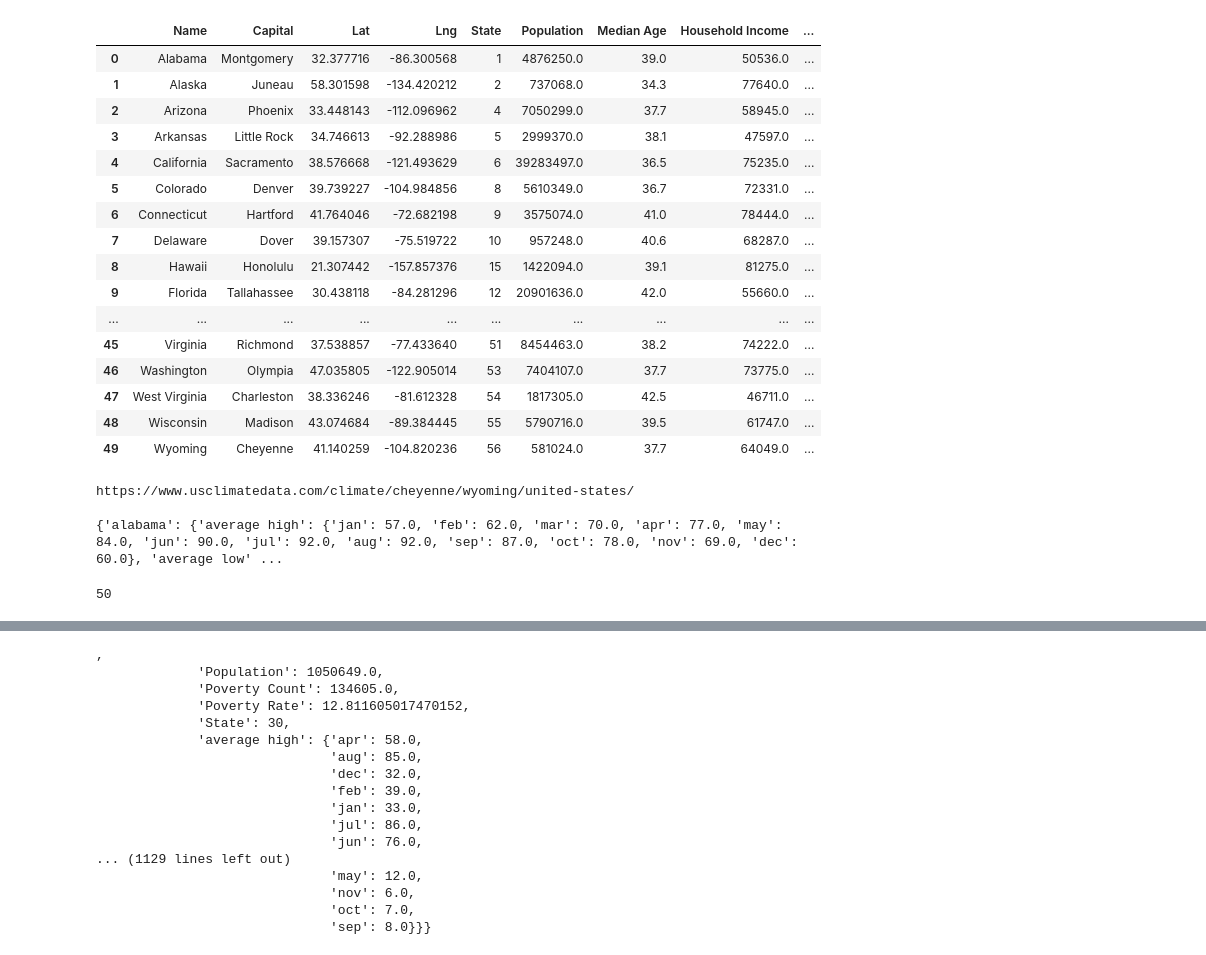
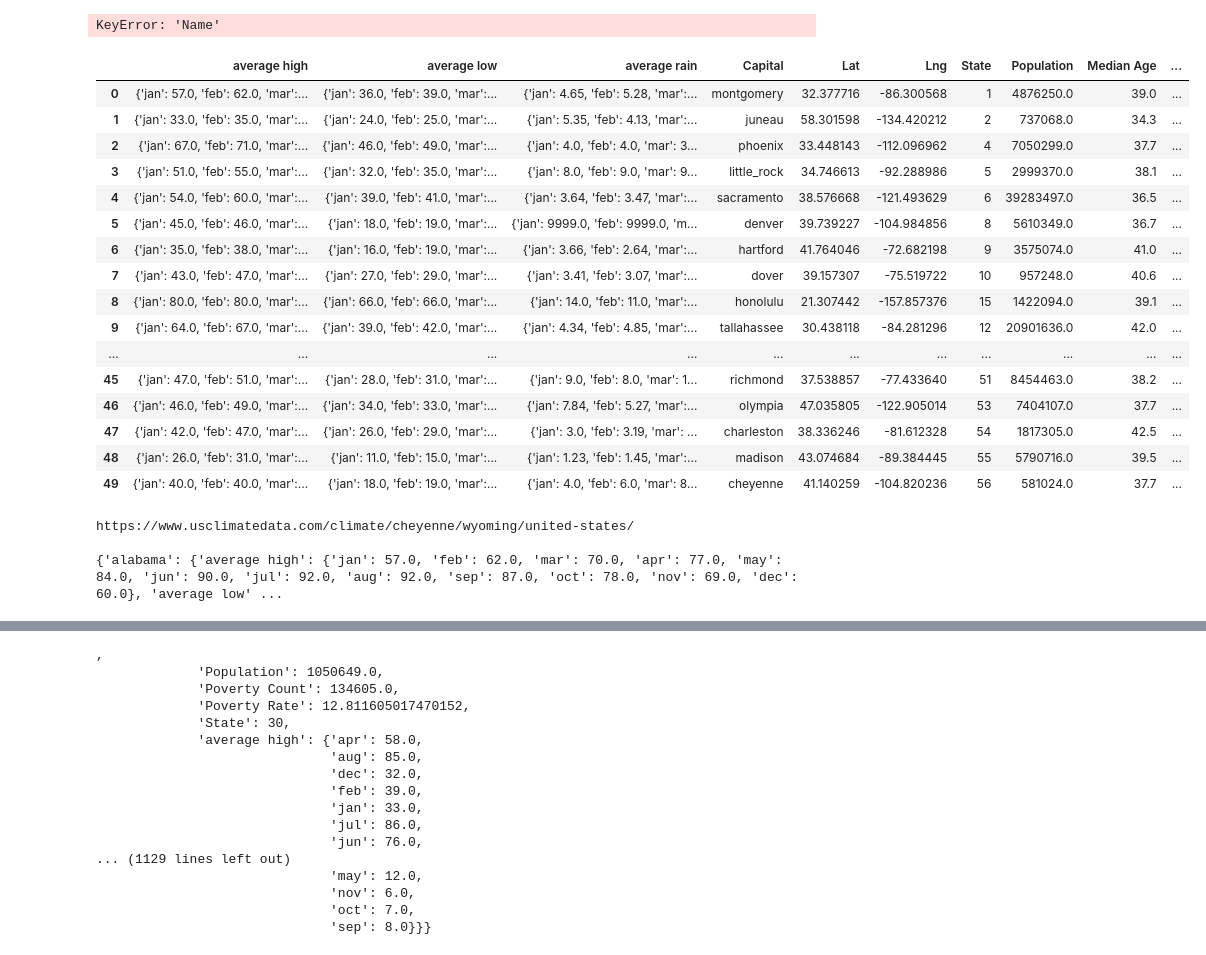
Before and after one commit to jforbis/project3-weathermap, a Jupyter notebook: scrape_files/forbis test/john weather scrape.ipynb, the cells around one changed output, grey strips where cells are left out. Saved outputs shown, nothing was run; the diff lists cells and outputs as text; code cells hidden in the pictures.

Commit message:
forbis: saved all data with state boundary coordinates

```diff
--- a/scrape_files/forbis test/john weather scrape.ipynb
+++ b/scrape_files/forbis test/john weather scrape.ipynb
@@ -3,0 +114,3 @@ import json
+# %%
+coords_df_clean = coords_df_clean.reset_index(drop=True)
+coords_df_clean
@@ -3,0 +139,3 @@ import json
+# %%
+coords_df_clean = coords_df_clean.rename(columns={"state":"Name"})
+coords_df_clean.head()
@@ -4,21 +149,33 @@ import json
 # %%
 statedata = pd.read_csv("../../resources/data/alldata.csv")
-statedata
+all_states_sorted = coords_df_clean["Name"]
+# print(len(all_states_sorted))
+# all_states_sorted
+statedata["Name"] = all_states_sorted
+# print(len(statedata))
-# %% [output]
-|  | Name | Capital | Lat | Lng | State | Population | Median Age | Household Income | ... |
-| 0 | Alabama | Montgomery | 32.377716 | -86.300568 | 1 | 4876250.0 | 39.0 | 50536.0 | ... |
-| 1 | Alaska | Juneau | 58.301598 | -134.420212 | 2 | 737068.0 | 34.3 | 77640.0 | ... |
-| 2 | Arizona | Phoenix | 33.448143 | -112.096962 | 4 | 7050299.0 | 37.7 | 58945.0 | ... |
-| 3 | Arkansas | Little Rock | 34.746613 | -92.288986 | 5 | 2999370.0 | 38.1 | 47597.0 | ... |
-| 4 | California | Sacramento | 38.576668 | -121.493629 | 6 | 39283497.0 | 36.5 | 75235.0 | ... |
-| 5 | Colorado | Denver | 39.739227 | -104.984856 | 8 | 5610349.0 | 36.7 | 72331.0 | ... |
-| 6 | Connecticut | Hartford | 41.764046 | -72.682198 | 9 | 3575074.0 | 41.0 | 78444.0 | ... |
-| 7 | Delaware | Dover | 39.157307 | -75.519722 | 10 | 957248.0 | 40.6 | 68287.0 | ... |
-| 8 | Hawaii | Honolulu | 21.307442 | -157.857376 | 15 | 1422094.0 | 39.1 | 81275.0 | ... |
-| 9 | Florida | Tallahassee | 30.438118 | -84.281296 | 12 | 20901636.0 | 42.0 | 55660.0 | ... |
-| ... | ... | ... | ... | ... | ... | ... | ... | ... | ... |
-| 45 | Virginia | Richmond | 37.538857 | -77.433640 | 51 | 8454463.0 | 38.2 | 74222.0 | ... |
-| 46 | Washington | Olympia | 47.035805 | -122.905014 | 53 | 7404107.0 | 37.7 | 73775.0 | ... |
-| 47 | West Virginia | Charleston | 38.336246 | -81.612328 | 54 | 1817305.0 | 42.5 | 46711.0 | ... |
-| 48 | Wisconsin | Madison | 43.074684 | -89.384445 | 55 | 5790716.0 | 39.5 | 61747.0 | ... |
-| 49 | Wyoming | Cheyenne | 41.140259 | -104.820236 | 56 | 581024.0 | 37.7 | 64049.0 | ... |
+# %%
+statedata = pd.merge(statedata, coords_df_clean, on="Name")
+statedata
+# %% [output]
+KeyError: 'Name'
+# %%
+statedata = statedata.rename(columns={"Name":"state"})
+statedata
+# %% [output]
+|  | average high | average low | average rain | Capital | Lat | Lng | State | Population | Median Age | ... |
+| 0 | {'jan': 57.0, 'feb': 62.0, 'mar':... | {'jan': 36.0, 'feb': 39.0, 'mar':... | {'jan': 4.65, 'feb': 5.28, 'mar':... | montgomery | 32.377716 | -86.300568 | 1 | 4876250.0 | 39.0 | ... |
+| 1 | {'jan': 33.0, 'feb': 35.0, 'mar':... | {'jan': 24.0, 'feb': 25.0, 'mar':... | {'jan': 5.35, 'feb': 4.13, 'mar':... | juneau | 58.301598 | -134.420212 | 2 | 737068.0 | 34.3 | ... |
+| 2 | {'jan': 67.0, 'feb': 71.0, 'mar':... | {'jan': 46.0, 'feb': 49.0, 'mar':... | {'jan': 4.0, 'feb': 4.0, 'mar': 3... | phoenix | 33.448143 | -112.096962 | 4 | 7050299.0 | 37.7 | ... |
+| 3 | {'jan': 51.0, 'feb': 55.0, 'mar':... | {'jan': 32.0, 'feb': 35.0, 'mar':... | {'jan': 8.0, 'feb': 9.0, 'mar': 9... | little_rock | 34.746613 | -92.288986 | 5 | 2999370.0 | 38.1 | ... |
+| 4 | {'jan': 54.0, 'feb': 60.0, 'mar':... | {'jan': 39.0, 'feb': 41.0, 'mar':... | {'jan': 3.64, 'feb': 3.47, 'mar':... | sacramento | 38.576668 | -121.493629 | 6 | 39283497.0 | 36.5 | ... |
+| 5 | {'jan': 45.0, 'feb': 46.0, 'mar':... | {'jan': 18.0, 'feb': 19.0, 'mar':... | {'jan': 9999.0, 'feb': 9999.0, 'm... | denver | 39.739227 | -104.984856 | 8 | 5610349.0 | 36.7 | ... |
+| 6 | {'jan': 35.0, 'feb': 38.0, 'mar':... | {'jan': 16.0, 'feb': 19.0, 'mar':... | {'jan': 3.66, 'feb': 2.64, 'mar':... | hartford | 41.764046 | -72.682198 | 9 | 3575074.0 | 41.0 | ... |
+| 7 | {'jan': 43.0, 'feb': 47.0, 'mar':... | {'jan': 27.0, 'feb': 29.0, 'mar':... | {'jan': 3.41, 'feb': 3.07, 'mar':... | dover | 39.157307 | -75.519722 | 10 | 957248.0 | 40.6 | ... |
+| 8 | {'jan': 80.0, 'feb': 80.0, 'mar':... | {'jan': 66.0, 'feb': 66.0, 'mar':... | {'jan': 14.0, 'feb': 11.0, 'mar':... | honolulu | 21.307442 | -157.857376 | 15 | 1422094.0 | 39.1 | ... |
+| 9 | {'jan': 64.0, 'feb': 67.0, 'mar':... | {'jan': 39.0, 'feb': 42.0, 'mar':... | {'jan': 4.34, 'feb': 4.85, 'mar':... | tallahassee | 30.438118 | -84.281296 | 12 | 20901636.0 | 42.0 | ... |
+| ... | ... | ... | ... | ... | ... | ... | ... | ... | ... | ... |
+| 45 | {'jan': 47.0, 'feb': 51.0, 'mar':... | {'jan': 28.0, 'feb': 31.0, 'mar':... | {'jan': 9.0, 'feb': 8.0, 'mar': 1... | richmond | 37.538857 | -77.433640 | 51 | 8454463.0 | 38.2 | ... |
+| 46 | {'jan': 46.0, 'feb': 49.0, 'mar':... | {'jan': 34.0, 'feb': 33.0, 'mar':... | {'jan': 7.84, 'feb': 5.27, 'mar':... | olympia | 47.035805 | -122.905014 | 53 | 7404107.0 | 37.7 | ... |
+| 47 | {'jan': 42.0, 'feb': 47.0, 'mar':... | {'jan': 26.0, 'feb': 29.0, 'mar':... | {'jan': 3.0, 'feb': 3.19, 'mar': ... | charleston | 38.336246 | -81.612328 | 54 | 1817305.0 | 42.5 | ... |
+| 48 | {'jan': 26.0, 'feb': 31.0, 'mar':... | {'jan': 11.0, 'feb': 15.0, 'mar':... | {'jan': 1.23, 'feb': 1.45, 'mar':... | madison | 43.074684 | -89.384445 | 55 | 5790716.0 | 39.5 | ... |
+| 49 | {'jan': 40.0, 'feb': 40.0, 'mar':... | {'jan': 18.0, 'feb': 19.0, 'mar':... | {'jan': 4.0, 'feb': 6.0, 'mar': 8... | cheyenne | 41.140259 | -104.820236 | 56 | 581024.0 | 37.7 | ... |
@@ -124,7 +287,3 @@ print(master_dict)
 https://www.usclimatedata.com/climate/cheyenne/wyoming/united-states/
 
 {'alabama': {'average high': {'jan': 57.0, 'feb': 62.0, 'mar': 70.0, 'apr': 77.0, 'may': 84.0, 'jun': 90.0, 'jul': 92.0, 'aug': 92.0, 'sep': 87.0, 'oct': 78.0, 'nov': 69.0, 'dec': 60.0}, 'average low' ...
-# %%
-print(len(master_dict))
-# %% [output]
-50
```
Also changed, not shown: parts of 17 cells of this notebook, 6 other files.
